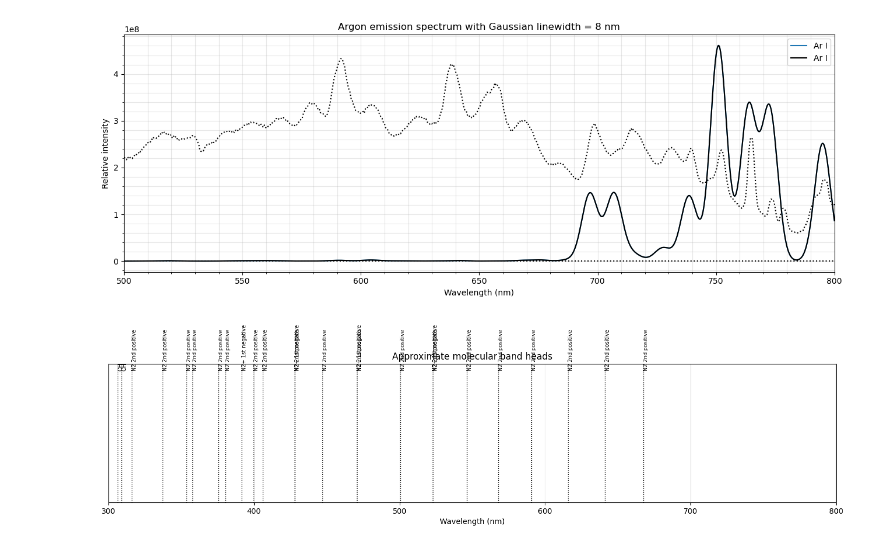
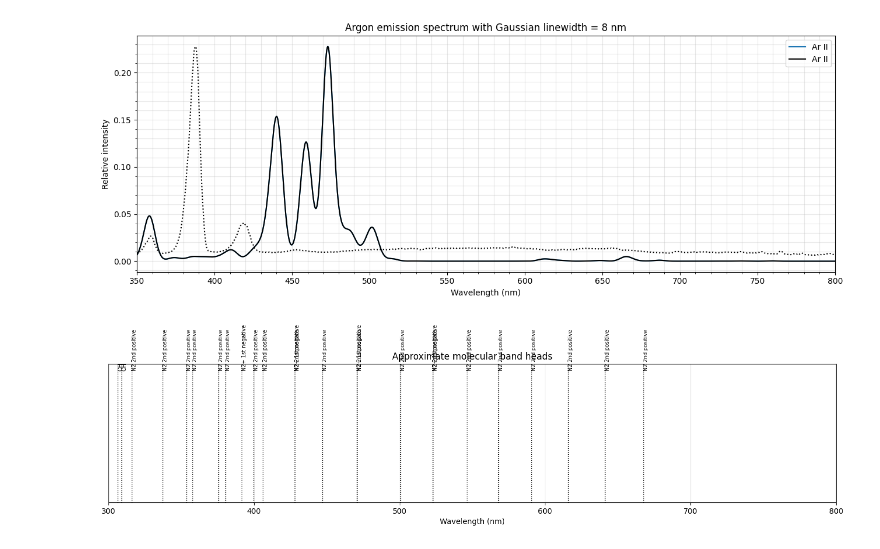
Before and after one commit to maimounabocoum/UCLA-code, a Jupyter notebook: SpectrumAr.ipynb, the cells around one changed output. Cells and saved outputs as stored; diff of their text form; code cells hidden in the pictures.

```diff
--- a/SpectrumAr.ipynb
+++ b/SpectrumAr.ipynb
@@ -16,15 +16,15 @@ from nist_utils import ExtractIntensityNist, Extract_Ei_Ek, Get_bremsstralung
 linewidth = 8
 
 # Spectral axis for reconstructed spectrum
-lambda_min = 500
+lambda_min = 350
 lambda_max = 800
 Npts = 10000
 kb   = 8.617333262e-5 # boltzmann constant in eV / K
 T    = 3000   # Temperature in K
-Text = 12000   # excitation temperature
+Text = 20000   # excitation temperature
 
 # Ionization states ,"Si I","H I"
-ar_types = ["Ar I"]
+ar_types = ["Ar II"]
 
 # Colors
 colors = ["tab:blue", "tab:red", "tab:green", "tab:orange", "tab:brown"]
@@ -109,7 +109,7 @@ for ar_type, color in zip(ar_types, colors):
     hnu         = hnu[idx]
 
     # normalizing each individual species
-    #intensity = intensity/max(intensity)
+    intensity = intensity/max(intensity)
 
     # ---------------------------------------------------
     # Build Gaussian spectrum
@@ -124,9 +124,10 @@ for ar_type, color in zip(ar_types, colors):
 
         gaussian = I * t * np.exp(
             -(lambda_axis - l)**2 / (2 * sigma**2)
-        ) * np.exp(-0*Eu/(kb*Text))
+        ) * np.exp(-Eu/(kb*Text))
         spectrum += gaussian
-
+        if I>1:
+            print(l)
     # Plot spectrum
     spectrumTot += spectrum
     ax.plot(
@@ -138,7 +139,7 @@ for ar_type, color in zip(ar_types, colors):
     )
 
 # add Bresstralum to current spectra
-epsilon_lambda_norm = Get_bremsstralung(lambda_axis)
+epsilon_lambda_norm = Get_bremsstralung(lambda_axis,3000)
 
 # ---------------------------------------------------
 # Formatting
@@ -171,30 +172,31 @@ Ei           Ek
 # %%
 # Full Path to your file
 #filename = r"D:\ucla data\spectrum\ArgonLS_63p3dBm_5900torr_500kHzdrive_25msIntTime_ST006871__1__19-46-08-601.txt"
 filename = r"D:\ucla data\spectrum\ArgonLS_63p3dBm_5900torr_500kHzdrive_25msIntTime_ST006871__0__19-45-58-918.txt"
+filename = r"D:\ucla data\spectrum\ArgonLS_60p1dBm_5900torr_400kHzdrive_8msIntTime_ST006871__0__19-29-05-825.txt"
 
 
 
 # Read file
 with open(filename, "r") as f:
     lines = f.readlines()
 
 # Find beginning of spectral data
 for i, line in enumerate(lines):
     if "Begin Spectral Data" in line:
         start_index = i + 1
         break
 
 # Read numerical data
 data = np.loadtxt(lines[start_index:])
 
 # Separate columns
 wavelength = data[:, 0]
 intensity = data[:, 1]
 ax.plot(wavelength, max(spectrumTot) *intensity/max(intensity), label="new",color='black',linestyle=':')
 display(ax.figure)
 # %% [output]
-[figure, old version]
+[figure, new version]
 # %%
 molecular_bands = {
     "OH": [
```
Also changed, not shown: parts of 1 cell of this notebook, 1 other file.
